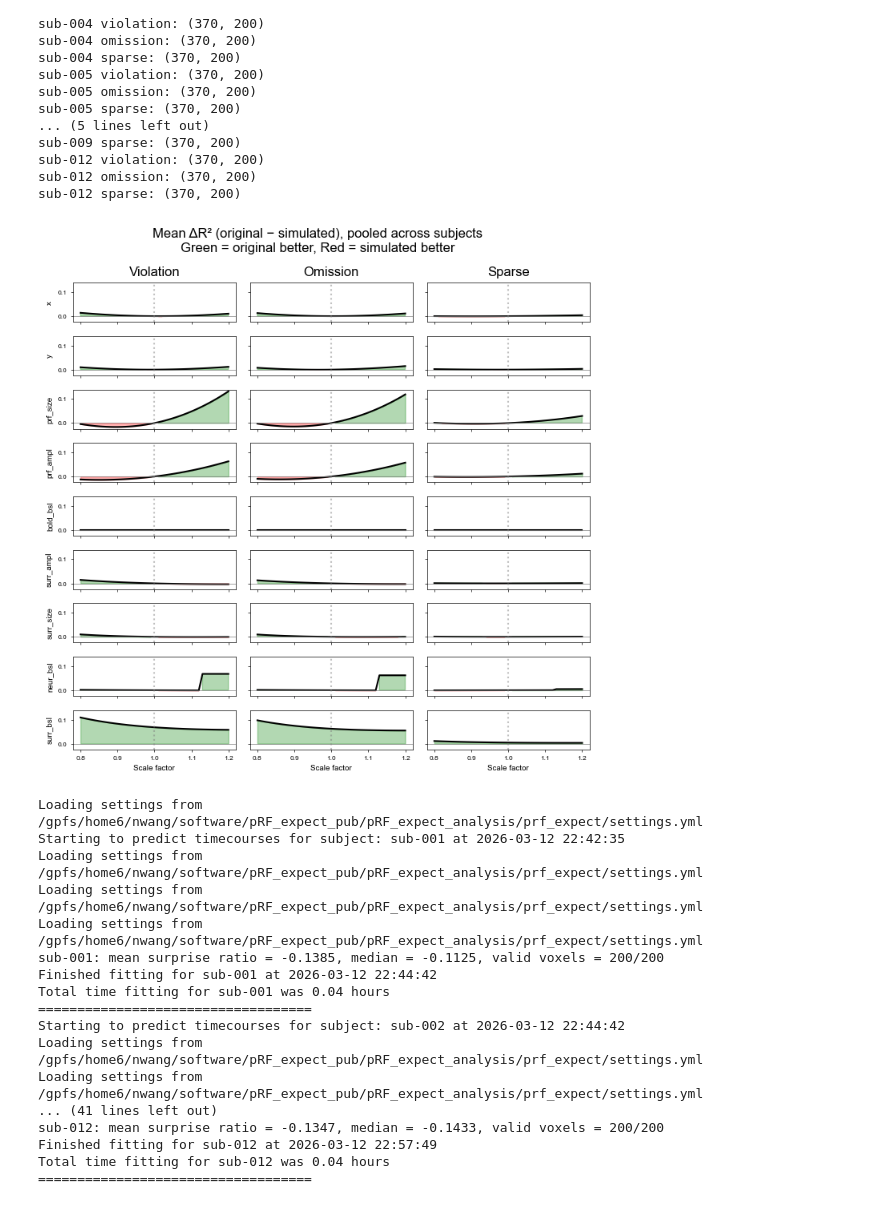
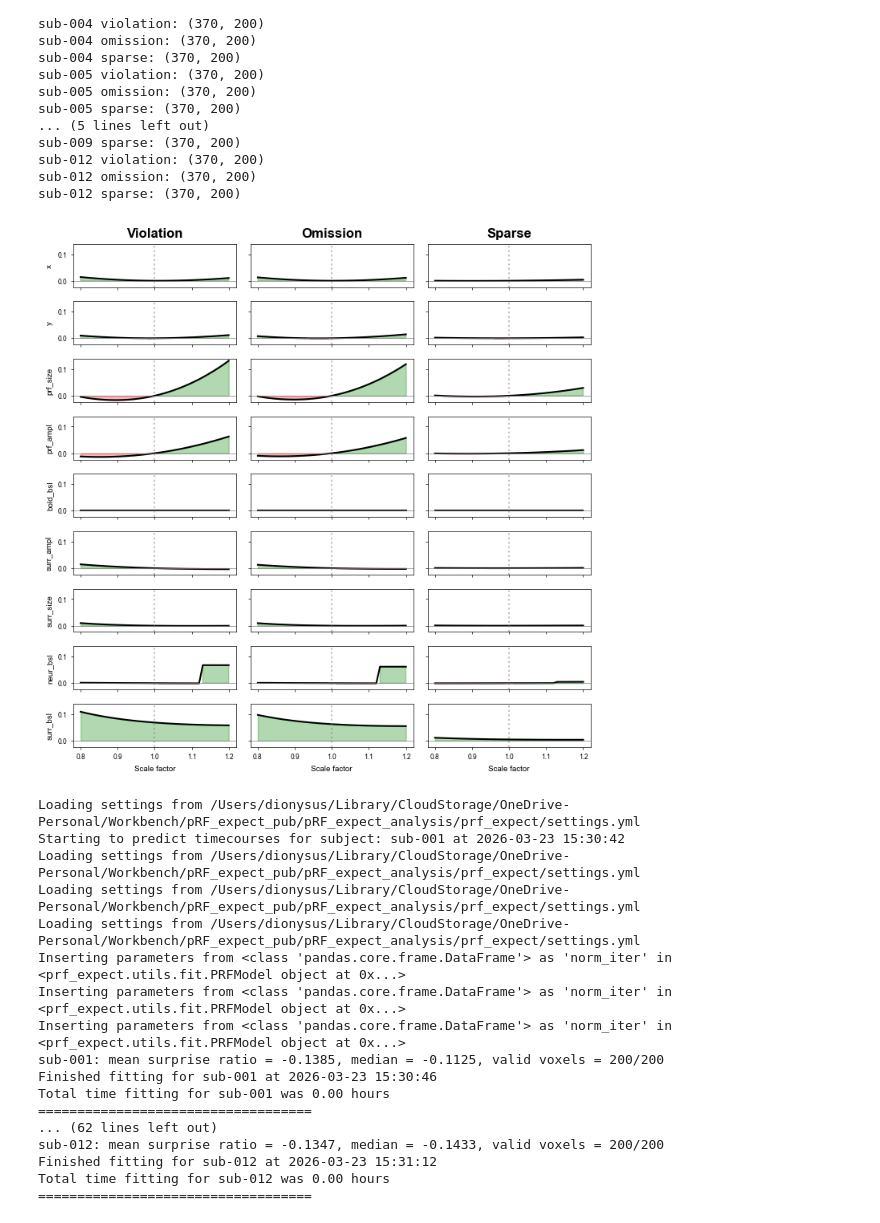
Before and after one commit to c14h19no2/pRF_expect_pub, a Jupyter notebook: pRF_expect_analysis/prf_expect/analysis/out-of-sample/viz_grid_simulation_rsq.ipynb, the cells around one changed output. Cells and saved outputs as stored; diff of their text form; code cells hidden in the pictures.

Commit message:
grid prediction

```diff
--- a/pRF_expect_analysis/prf_expect/analysis/out-of-sample/viz_grid_simulation_rsq.ipynb
+++ b/pRF_expect_analysis/prf_expect/analysis/out-of-sample/viz_grid_simulation_rsq.ipynb
@@ -4,12 +4,15 @@ from pathlib import Path
 from matplotlib import rc
 from matplotlib import font_manager
 import matplotlib.pyplot as plt
+from prf_expect.utils import io
 from prf_expect.utils.viz import desaturate_palette, sample_cmap, cm_to_inch
 
 subjects = ["sub-001", "sub-002", "sub-004", "sub-005", "sub-007", "sub-009", "sub-012"]
 conditions = ["violation", "omission", "sparse",]
 space = "fsaverage"
-base_dir = "/projects/0/prjs1508/prfexpect/data/derivatives/prf_data"
+settings = io.load_settings()
+data_dir = Path(settings['general']['data_dir'], "data")
+base_dir = data_dir / "derivatives" / "prf_data"
 
 # Build paths for all subjects x conditions
 rsq_paths = {}
@@ -122,37 +131,37 @@ for col, cond in enumerate(conditions):
             end = start + n_per_param
             sim_rsqs = rsqs[start:end]
             delta = original_rsq[None, :] - sim_rsqs
             delta_rsqs.append(delta)
 
         if not delta_rsqs:
             continue
 
         delta_all = np.concatenate(delta_rsqs, axis=1)
         mean_delta = np.mean(delta_all, axis=1)
 
         ax1.plot(non_baseline, mean_delta, "-", color="k")
         ax1.fill_between(non_baseline, 0, mean_delta,
                     where=mean_delta > 0, color="green", alpha=0.3)
         ax1.fill_between(non_baseline, 0, mean_delta,
                     where=mean_delta < 0, color="red", alpha=0.3)
         ax1.axhline(0, color="gray", ls="-", lw=0.5)
         ax1.axvline(1.0, color="gray", ls=":", alpha=0.5)
 
         if row == 0:
             ax1.set_title(str.capitalize(cond), fontweight="bold")
         if col == 0:
             ax1.set_ylabel(param_name)
         if row == n_params - 1:
             ax1.set_xlabel("Scale factor")
 
-fig1.suptitle("Mean ΔR² (original − simulated), pooled across subjects\n"
-            "Green = original better, Red = simulated better",
-            fontweight="bold")
+# fig1.suptitle("Mean ΔR² (original − simulated), pooled across subjects\n"
+#             "Green = original better, Red = simulated better",
+#             fontweight="bold")
 fig1.tight_layout()
 
 plt.show()
 # %% [output]
-[figure, old version]
+[figure, new version]
 # %%
 # Import the necessary packages
 import itertools
@@ -409,22 +418,22 @@ for subject in subjects:
     )
     print("===================================", flush=True)
 # %% [output]
-Loading settings from /gpfs/home6/nwang/software/pRF_expect_pub/pRF_expect_analysis/prf_expect/settings.yml
-Starting to predict timecourses for subject: sub-001 at 2026-03-12 22:42:35
-Loading settings from /gpfs/home6/nwang/software/pRF_expect_pub/pRF_expect_analysis/prf_expect/settings.yml
-Loading settings from /gpfs/home6/nwang/software/pRF_expect_pub/pRF_expect_analysis/prf_expect/settings.yml
-Loading settings from /gpfs/home6/nwang/software/pRF_expect_pub/pRF_expect_analysis/prf_expect/settings.yml
+Loading settings from /Users/dionysus/Library/CloudStorage/OneDrive-Personal/Workbench/pRF_expect_pub/pRF_expect_analysis/prf_expect/settings.yml
+Starting to predict timecourses for subject: sub-001 at 2026-03-23 15:30:42
+Loading settings from /Users/dionysus/Library/CloudStorage/OneDrive-Personal/Workbench/pRF_expect_pub/pRF_expect_analysis/prf_expect/settings.yml
+Loading settings from /Users/dionysus/Library/CloudStorage/OneDrive-Personal/Workbench/pRF_expect_pub/pRF_expect_analysis/prf_expect/settings.yml
+Loading settings from /Users/dionysus/Library/CloudStorage/OneDrive-Personal/Workbench/pRF_expect_pub/pRF_expect_analysis/prf_expect/settings.yml
+Inserting parameters from <class 'pandas.core.frame.DataFrame'> as 'norm_iter' in <prf_expect.utils.fit.PRFModel object at 0x...>
+Inserting parameters from <class 'pandas.core.frame.DataFrame'> as 'norm_iter' in <prf_expect.utils.fit.PRFModel object at 0x...>
+Inserting parameters from <class 'pandas.core.frame.DataFrame'> as 'norm_iter' in <prf_expect.utils.fit.PRFModel object at 0x...>
 sub-001: mean surprise ratio = -0.1385, median = -0.1125, valid voxels = 200/200
-Finished fitting for sub-001 at 2026-03-12 22:44:42
-Total time fitting for sub-001 was 0.04 hours
+Finished fitting for sub-001 at 2026-03-23 15:30:46
+Total time fitting for sub-001 was 0.00 hours
 ===================================
-Starting to predict timecourses for subject: sub-002 at 2026-03-12 22:44:42
-Loading settings from /gpfs/home6/nwang/software/pRF_expect_pub/pRF_expect_analysis/prf_expect/settings.yml
-Loading settings from /gpfs/home6/nwang/software/pRF_expect_pub/pRF_expect_analysis/prf_expect/settings.yml
-... (41 lines left out)
+... (62 lines left out)
 sub-012: mean surprise ratio = -0.1347, median = -0.1433, valid voxels = 200/200
-Finished fitting for sub-012 at 2026-03-12 22:57:49
-Total time fitting for sub-012 was 0.04 hours
+Finished fitting for sub-012 at 2026-03-23 15:31:12
+Total time fitting for sub-012 was 0.00 hours
 ===================================
 # %%
 # plot the distribution of surprise ratios for all subjects in one figure
```
Also changed, not shown: parts of 5 cells of this notebook, 2 other files.
